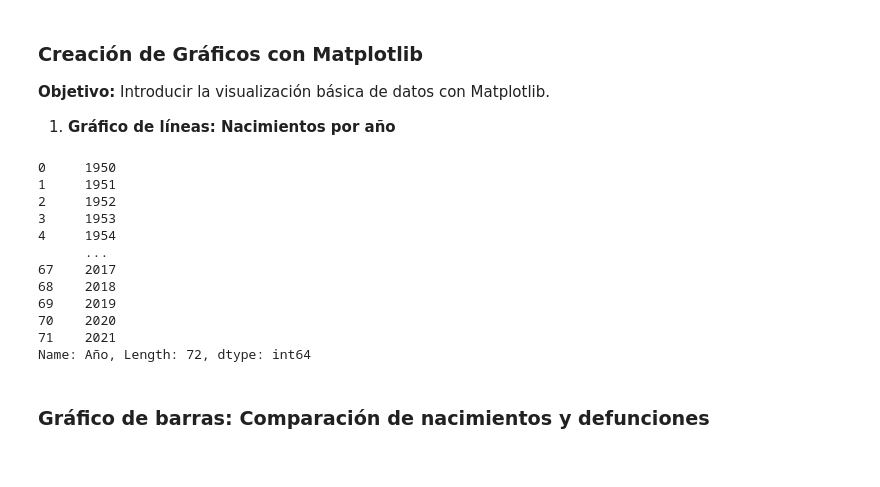
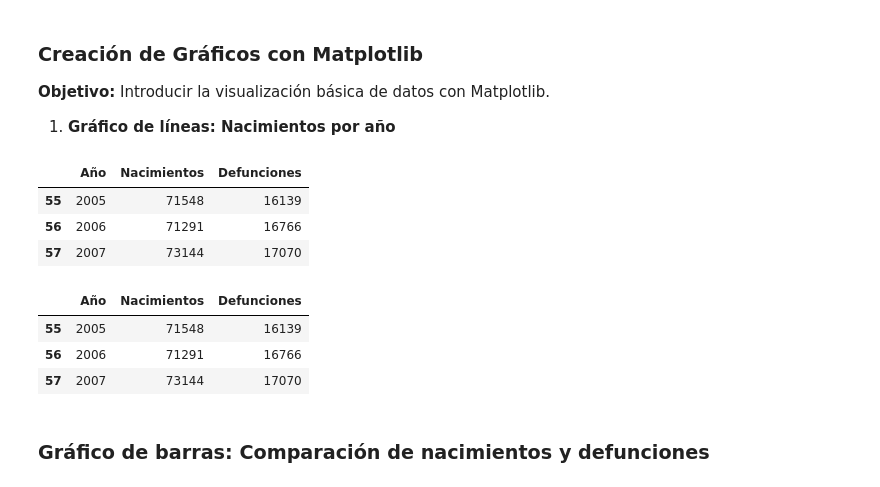
Before and after one commit to FiorellaChava/Programacion-Python-Basico-GRUPO-1---6181133432, a Jupyter notebook: Estudiantes/fiorella chavarria/semana 5/Clase 10/tarea/Practica_9.ipynb, the cells around one changed output. Cells and saved outputs as stored; diff of their text form; code cells hidden in the pictures.

```diff
--- a/Estudiantes/fiorella chavarria/semana 5/Clase 10/tarea/Practica_9.ipynb
+++ b/Estudiantes/fiorella chavarria/semana 5/Clase 10/tarea/Practica_9.ipynb
@@ -201,26 +201,38 @@ df ["saldo_poblacional"]=df["Nacimientos"]
 # %%
 import matplotlib.pyplot as plt
 
 año_inicial = int(input("Ingrese el año inicial:"))
 
 año_final = int(input("Ingrese el año final:"))
 
-df_rango_año = df ["Año"]
+df_rango_año = df[(df['Año'] >= año_inicial) & (df['Año'] <= año_final)]
 
 df_rango_año
 # %% [output]
-0     1950
-1     1951
-2     1952
-3     1953
-4     1954
-      ...
-67    2017
-68    2018
-69    2019
-70    2020
-71    2021
-Name: Año, Length: 72, dtype: int64
+|  | Año | Nacimientos | Defunciones |
+| 55 | 2005 | 71548 | 16139 |
+| 56 | 2006 | 71291 | 16766 |
+| 57 | 2007 | 73144 | 17070 |
+# %%
+import matplotlib.pyplot as plt
+
+
+anio_inicial = int(input('Ingrese el año inicial: '))
+anio_final = int(input('Ingrese el año Final: '))
+
+
+#df >= anio_inicial and <= anio_final
+
+
+df_rango_anios = df[((df['Año']>= anio_inicial) & (df['Año'] <= anio_final))]
+
+
+df_rango_anios
+# %% [output]
+|  | Año | Nacimientos | Defunciones |
+| 55 | 2005 | 71548 | 16139 |
+| 56 | 2006 | 71291 | 16766 |
+| 57 | 2007 | 73144 | 17070 |
 # %% [markdown]
 ### **Gráfico de barras: Comparación de nacimientos y defunciones**
 # %%
```
